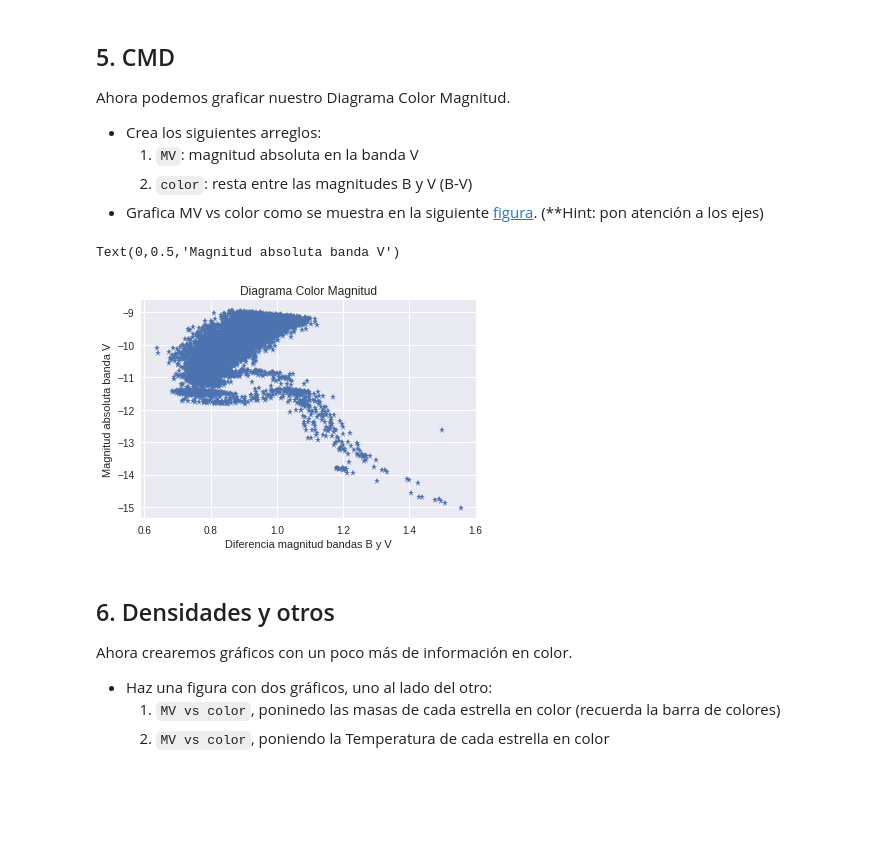
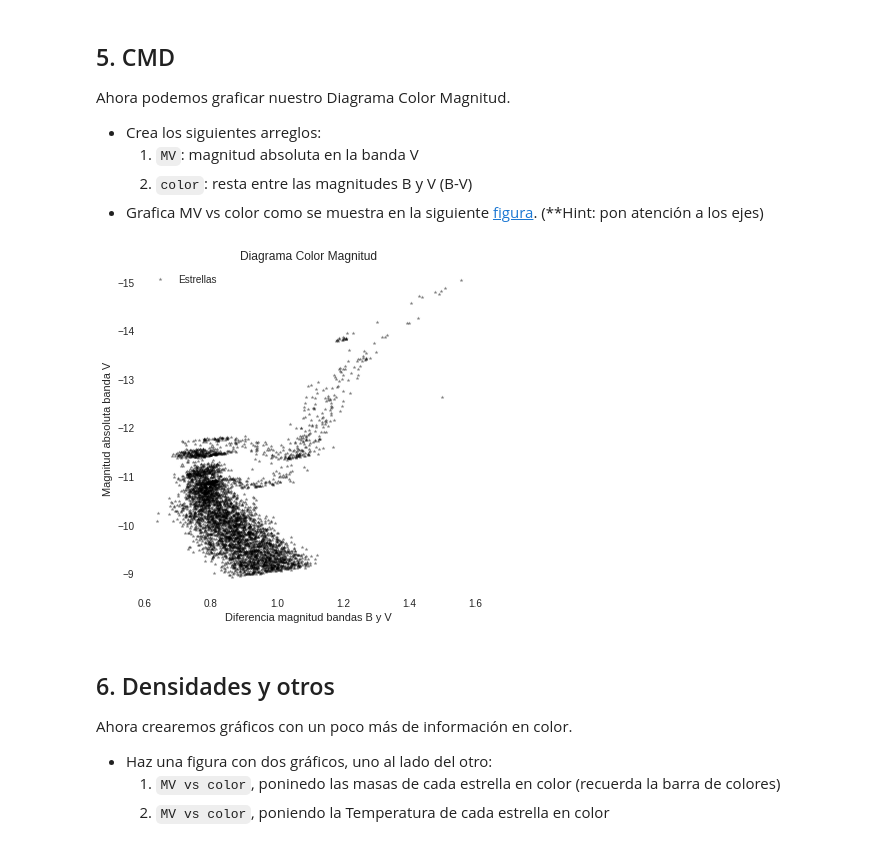
Before and after one commit to DanielaM8/minitarea2, a Jupyter notebook: minitarea2.ipynb, the cells around one changed output. Cells and saved outputs as stored; diff of their text form; code cells hidden in the pictures; blank space fills up the shorter version.

```diff
--- a/minitarea2.ipynb
+++ b/minitarea2.ipynb
@@ -173,23 +166,24 @@ Ahora podemos graficar nuestro Diagrama Color Magnitud.
 # %%
 #Crear arrays MV y color
 
 V=np.array(datos_filtrados[:,1].copy())
 B=np.array(datos_filtrados[:,0].copy())
 dist_filtradas=datos_filtrados[:,6].copy()
 color= B - V
 
-VM=mag_abs(V,dist_filtradas)
+MV=mag_abs(V,dist_filtradas)
 
 
-#plot cmd
-
-plt.plot(color,VM,'*')
-plt.title('Diagrama Color Magnitud')
-plt.xlabel('Diferencia magnitud bandas B y V')
-plt.ylabel('Magnitud absoluta banda V')
+#Definimos tamaño del gráfico
+fig, ax=plt.subplots(figsize=(6,6))
+ax.plot(color,MV,'*',color='black',markersize=4,alpha=0.5,label='Estrellas')
+ax.set_title('Diagrama Color Magnitud')
+ax.set_xlabel('Diferencia magnitud bandas B y V')
+ax.set_ylabel('Magnitud absoluta banda V')
+ax.legend(loc='best')
+ax.invert_yaxis() #eje "y" sale invertido en el ejemplo
 # %% [output]
-Text(0,0.5,'Magnitud absoluta banda V')
-[figure, old version]
+[figure, new version]
 # %% [markdown]
 ## 6. Densidades y otros
 
```
Also changed, not shown: parts of 5 cells of this notebook.
